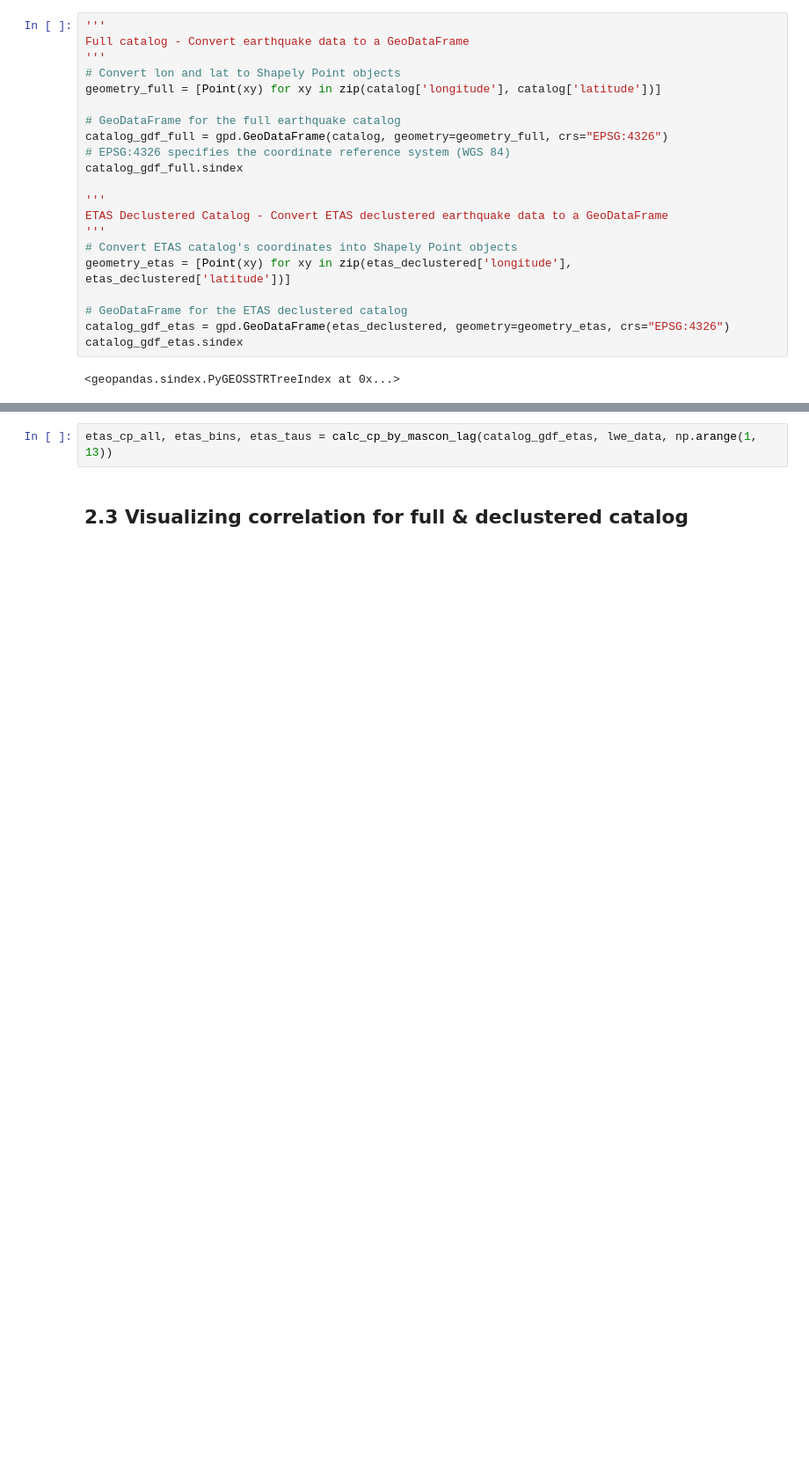
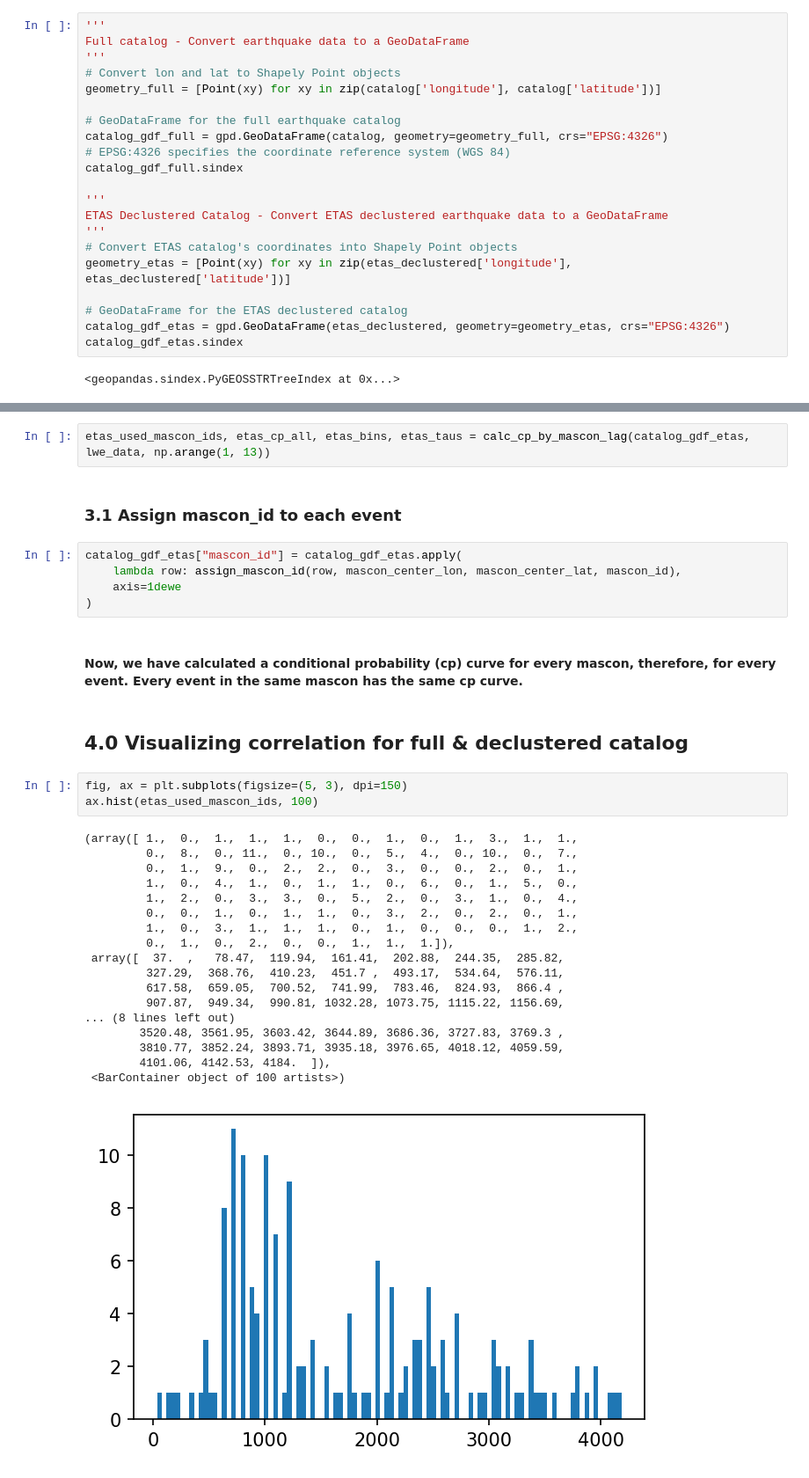
Before and after one commit to amandasyamsul/SLIQ, a Jupyter notebook: SLIQ-by-JPL-mascon-lag.ipynb, the cells around one changed output, grey strips where cells are left out. Shown at 88% size. Saved outputs shown, nothing was run; the diff lists cells and outputs as text; blank space fills up the shorter version.

```diff
--- a/SLIQ-by-JPL-mascon-lag.ipynb
+++ b/SLIQ-by-JPL-mascon-lag.ipynb
@@ -161,5 +179,36 @@ cp_all, bins, taus = calc_cp_by_mascon_lag(catalog_gdf_full, lwe_data, np.arange
 # %%
-etas_cp_all, etas_bins, etas_taus = calc_cp_by_mascon_lag(catalog_gdf_etas, lwe_data, np.arange(1, 13))
+etas_used_mascon_ids, etas_cp_all, etas_bins, etas_taus = calc_cp_by_mascon_lag(catalog_gdf_etas, lwe_data, np.arange(1, 13))
+# %% [markdown]
+### 3.1 Assign mascon_id to each event
+# %%
+catalog_gdf_etas["mascon_id"] = catalog_gdf_etas.apply(
+    lambda row: assign_mascon_id(row, mascon_center_lon, mascon_center_lat, mascon_id),
+    axis=1dewe
+)
+# %% [markdown]
+#### Now, we have calculated a conditional probability (cp) curve for every mascon, therefore, for every event. Every event in the same mascon has the same cp curve.
 # %% [markdown]
-## 2.3 Visualizing correlation for full & declustered catalog
+## 4.0 Visualizing correlation for full & declustered catalog
+# %%
+fig, ax = plt.subplots(figsize=(5, 3), dpi=150)
+ax.hist(etas_used_mascon_ids, 100)
+# %% [output]
+(array([ 1.,  0.,  1.,  1.,  1.,  0.,  0.,  1.,  0.,  1.,  3.,  1.,  1.,
+         0.,  8.,  0., 11.,  0., 10.,  0.,  5.,  4.,  0., 10.,  0.,  7.,
+         0.,  1.,  9.,  0.,  2.,  2.,  0.,  3.,  0.,  0.,  2.,  0.,  1.,
+         1.,  0.,  4.,  1.,  0.,  1.,  1.,  0.,  6.,  0.,  1.,  5.,  0.,
+         1.,  2.,  0.,  3.,  3.,  0.,  5.,  2.,  0.,  3.,  1.,  0.,  4.,
+         0.,  0.,  1.,  0.,  1.,  1.,  0.,  3.,  2.,  0.,  2.,  0.,  1.,
+         1.,  0.,  3.,  1.,  1.,  1.,  0.,  1.,  0.,  0.,  0.,  1.,  2.,
+         0.,  1.,  0.,  2.,  0.,  0.,  1.,  1.,  1.]),
+ array([  37.  ,   78.47,  119.94,  161.41,  202.88,  244.35,  285.82,
+         327.29,  368.76,  410.23,  451.7 ,  493.17,  534.64,  576.11,
+         617.58,  659.05,  700.52,  741.99,  783.46,  824.93,  866.4 ,
+         907.87,  949.34,  990.81, 1032.28, 1073.75, 1115.22, 1156.69,
+... (8 lines left out)
+        3520.48, 3561.95, 3603.42, 3644.89, 3686.36, 3727.83, 3769.3 ,
+        3810.77, 3852.24, 3893.71, 3935.18, 3976.65, 4018.12, 4059.59,
+        4101.06, 4142.53, 4184.  ]),
+ <BarContainer object of 100 artists>)
+[figure, added]
 # %%
```
Also changed, not shown: parts of 13 cells of this notebook.
